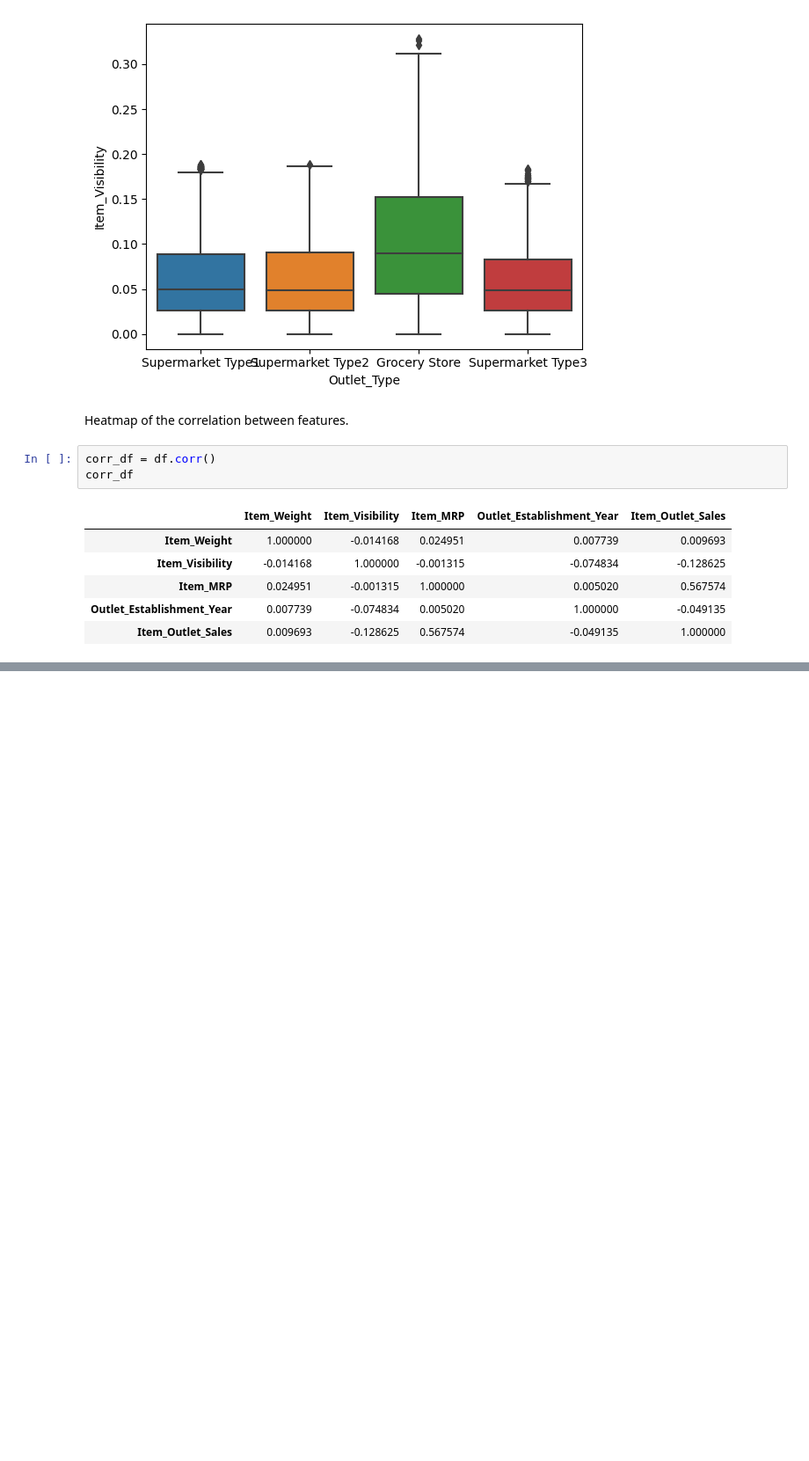
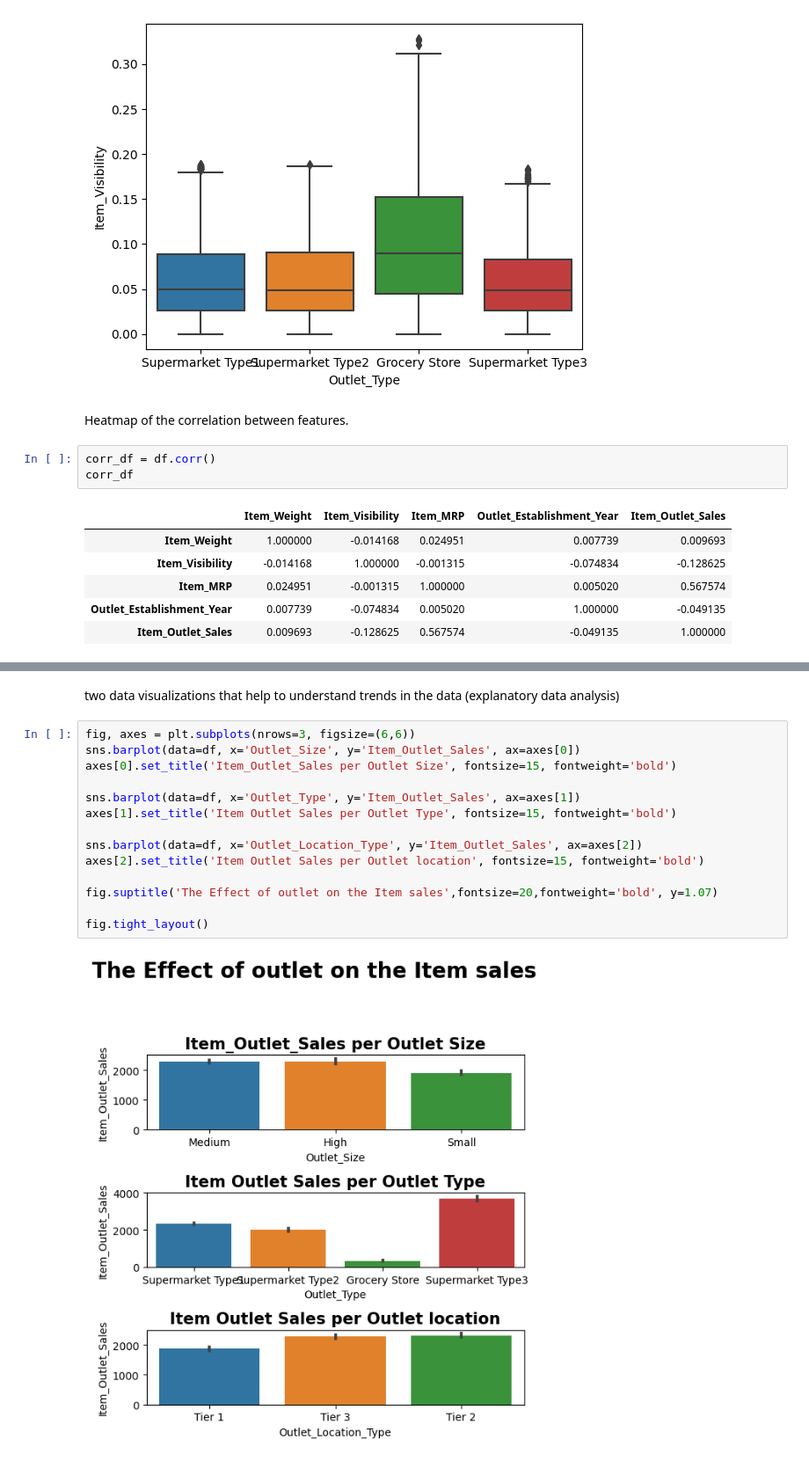
Before and after one commit to HanaTounakti/Food-sales-predictions, a Jupyter notebook: Project_1_Sales_Prediction.ipynb, the cells around one changed output, grey strips where cells are left out. Shown: that part at 88% size. Drawn from its saved outputs; the diff is of its cells as text; blank space fills up the shorter version.

```diff
--- a/Project_1_Sales_Prediction.ipynb
+++ b/Project_1_Sales_Prediction.ipynb
@@ -314,0 +315,18 @@ sns.heatmap(corr_df, cmap='plasma', annot=True)
+# %% [markdown]
+ two data visualizations that help to understand trends in the data (explanatory data analysis)
+# %%
+fig, axes = plt.subplots(nrows=3, figsize=(6,6))
+sns.barplot(data=df, x='Outlet_Size', y='Item_Outlet_Sales', ax=axes[0])
+axes[0].set_title('Item_Outlet_Sales per Outlet Size', fontsize=15, fontweight='bold')
+
+sns.barplot(data=df, x='Outlet_Type', y='Item_Outlet_Sales', ax=axes[1])
+axes[1].set_title('Item Outlet Sales per Outlet Type', fontsize=15, fontweight='bold')
+
+sns.barplot(data=df, x='Outlet_Location_Type', y='Item_Outlet_Sales', ax=axes[2])
+axes[2].set_title('Item Outlet Sales per Outlet location', fontsize=15, fontweight='bold')
+
+fig.suptitle('The Effect of outlet on the Item sales',fontsize=20,fontweight='bold', y=1.07)
+
+fig.tight_layout()
+# %% [output]
+[figure, added]
```
Also changed, not shown: parts of 7 cells of this notebook.
